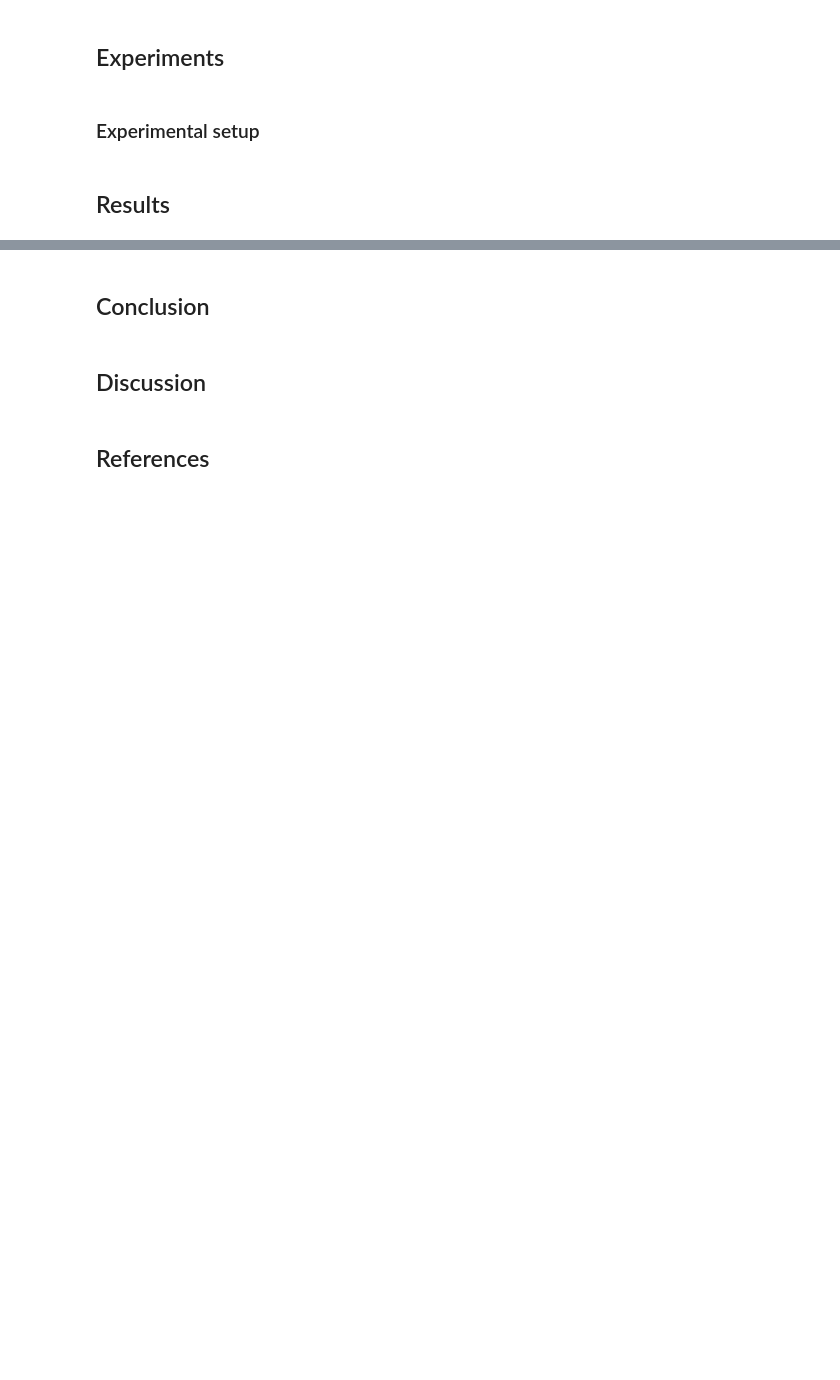
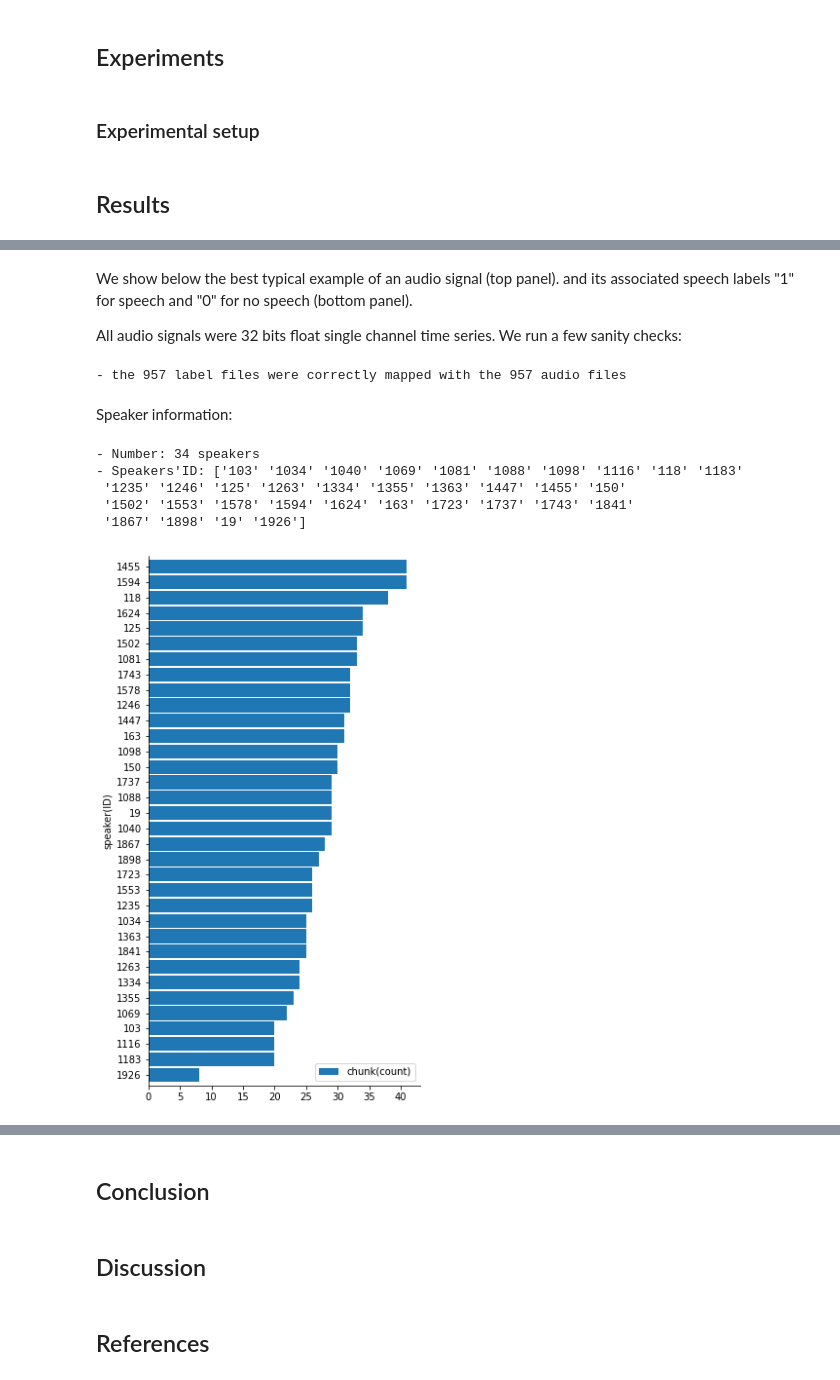
Before and after one commit to language-org/voice-activ-detect-deepnet, a Jupyter notebook: notebooks/report.ipynb, the cells around one changed output, grey strips where cells are left out. Drawn from its saved outputs; the diff is of its cells as text; code cells hidden in the pictures; blank space fills up the shorter version.

```diff
--- a/notebooks/report.ipynb
+++ b/notebooks/report.ipynb
@@ -86,0 +77,42 @@ Viz.plot_labelled_audio(timestamp, audio, labels, n_sample=len(audio))
+# %% [markdown]
+We show below the best typical example of an audio signal (top panel). and its associated speech labels "1" for speech and "0" for no speech (bottom panel).
+
+All audio signals were 32 bits float single channel time series. We run a few sanity checks:
+# %%
+# load all data
+data_path = "data/01_raw/vad_data/"
+audio_files = glob.glob(f"{data_path}*.wav")
+audio_files.sort()
+label_files = glob.glob(f"{data_path}*.json")
+label_files.sort()
+# %%
+# run sanity test on file-label name mapping and sorting
+correct_mapping = []
+for aud, lbl  in zip(audio_files, label_files):
+    correct_mapping.append(os.path.splitext(aud)[0] == os.path.splitext(lbl)[0])
+print(f"- the {sum(correct_mapping)} label files were correctly mapped with the {len(audio_files)} audio files")
+# %% [output]
+- the 957 label files were correctly mapped with the 957 audio files
+# %% [markdown]
+Speaker information:
+# %%
+# get speaker info
+file_speaker = [os.path.basename(file).split("-")[0] for file in audio_files]
+speaker_set = np.unique(file_speakers)
+print("- Number:", len(speaker_set), "speakers")
+print("- Speakers'ID:", speaker_set)
+# %% [output]
+- Number: 34 speakers
+- Speakers'ID: ['103' '1034' '1040' '1069' '1081' '1088' '1098' '1116' '118' '1183'
+ '1235' '1246' '125' '1263' '1334' '1355' '1363' '1447' '1455' '150'
+ '1502' '1553' '1578' '1594' '1624' '163' '1723' '1737' '1743' '1841'
+ '1867' '1898' '19' '1926']
+# %%
+# get number of chunks per speaker
+speaker, nb_chunks = zip(*Counter(file_speaker).items())
+counts = pd.DataFrame(data=(speaker, nb_chunks), index=["speaker(ID)", "chunk(count)"]).T
+counts.sort_values(by="chunk(count)").plot.barh(x="speaker(ID)", figsize=(5, 10), width=0.9);
+plt.gca().spines['right'].set_visible(False)
+plt.gca().spines['top'].set_visible(False)
+# %% [output]
+[figure, added]
```
Also changed, not shown: parts of 27 cells of this notebook, 16 other files.
